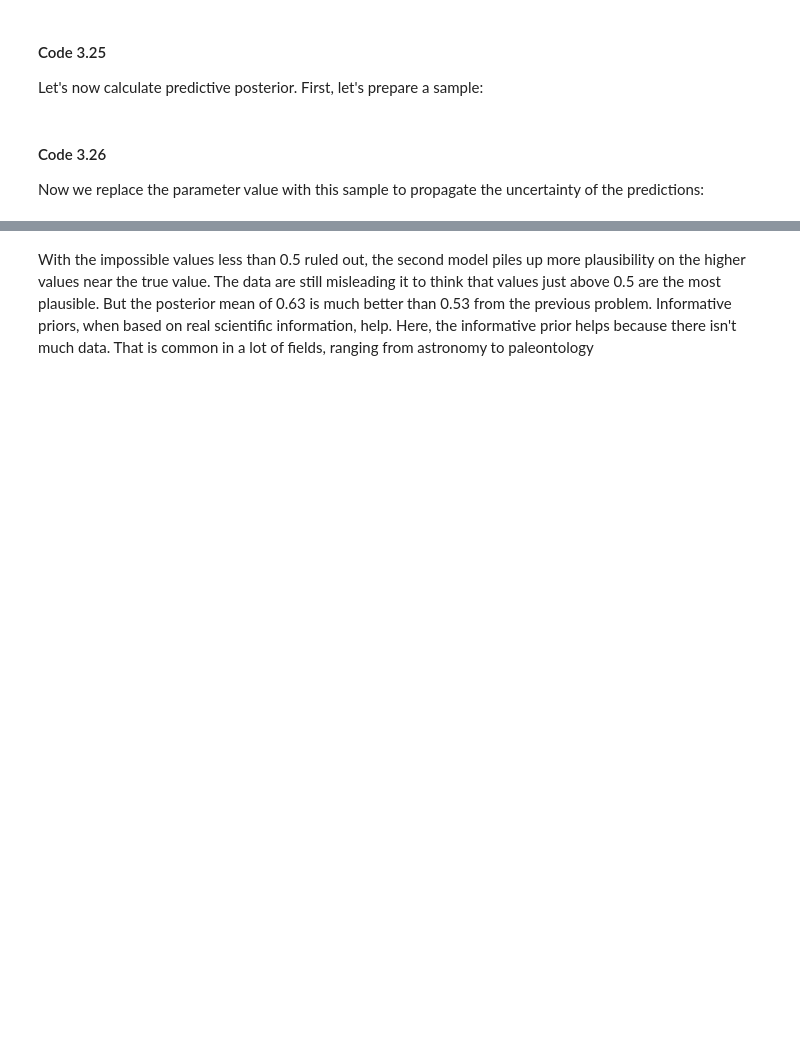
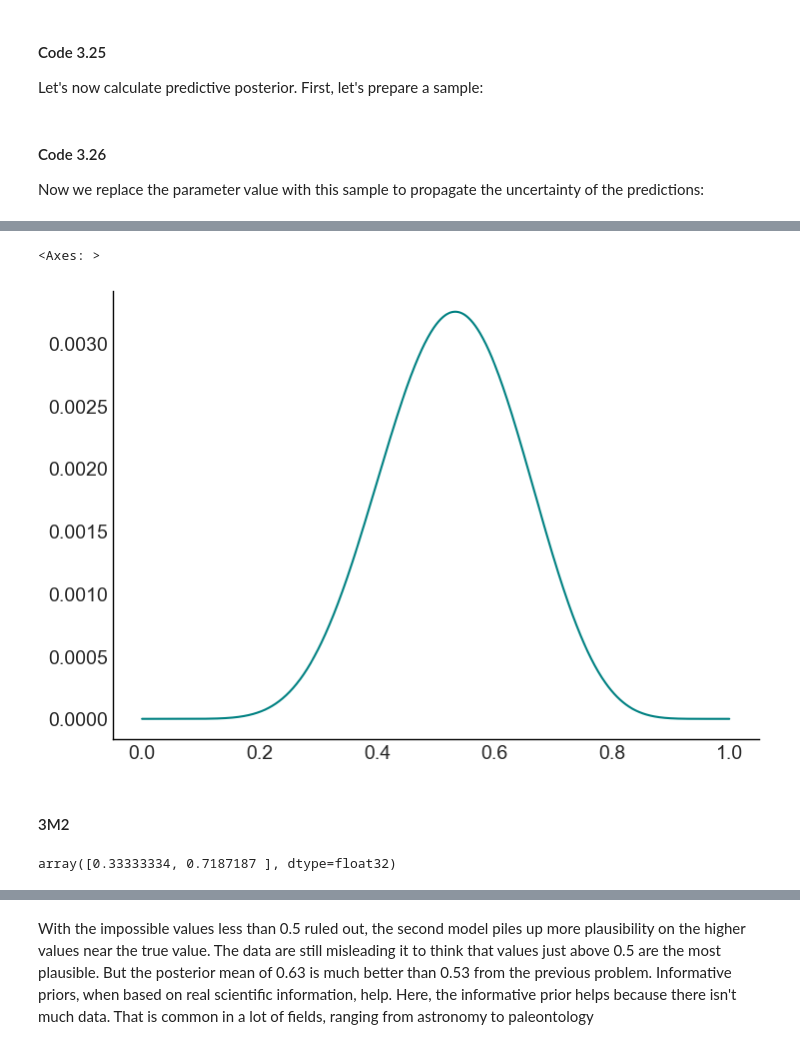
Before and after one commit to zsfrbkv/statrethink-course-numpyro-2019, a Jupyter notebook: statrethink_numpyro_w01.ipynb, the cells around one changed output, grey strips where cells are left out. Drawn from its saved outputs; the diff is of its cells as text; code cells hidden in the pictures; blank space fills up the shorter version.

```diff
--- a/statrethink_numpyro_w01.ipynb
+++ b/statrethink_numpyro_w01.ipynb
@@ -574,0 +560,27 @@ g.axvline(0.7, ls='--', c='r');
+# %%
+# define grid
+p_grid = jnp.linspace(start=0, stop=1, num=1000)
+
+# define prior
+prior = jnp.repeat(1, 1000)
+
+# compute likelihood at each value in grid
+likelihood = jnp.exp(dist.Binomial(total_count=15, probs=p_grid).log_prob(8))
+
+# compute product of likelihood and prior
+unstd_posterior = likelihood * prior
+
+# standardize the posterior, so it sums to 1
+posterior = unstd_posterior / jnp.sum(unstd_posterior)
+
+sns.lineplot(x=p_grid, y=posterior)
+# %% [output]
+<Axes: >
+[figure, added]
+# %% [markdown]
+#### 3M2
+# %%
+samples = p_grid[dist.Categorical(posterior).sample(random.PRNGKey(100), (10000,))]
+numpyro.diagnostics.hpdi(samples, 0.9)
+# %% [output]
+array([0.33333334, 0.7187187 ], dtype=float32)
```
Also changed, not shown: parts of 59 cells of this notebook, 11 other files.
